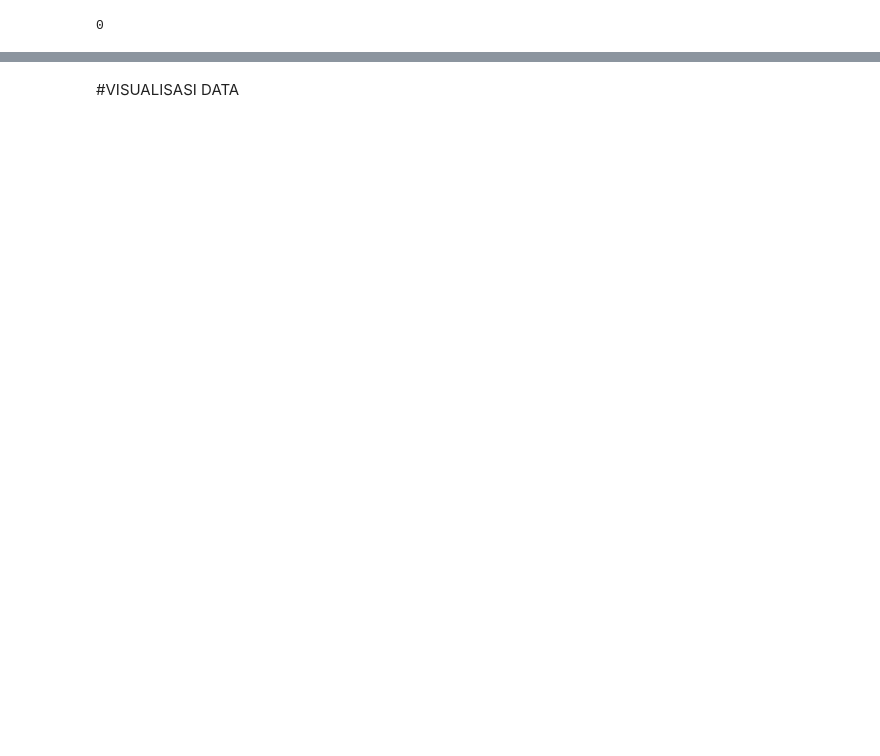
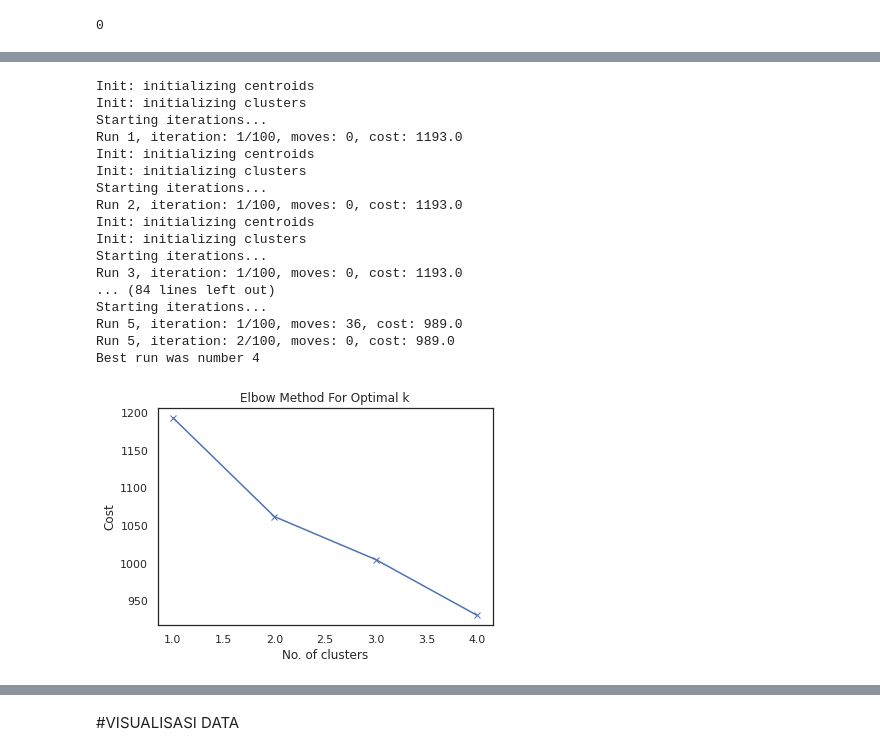
Before and after one commit to ilman79/Case-Study-02-Data-Mining-UIN-Ganjil-2022-Kelompok-1, a Jupyter notebook: Study_Case_2_Kelompok_1.ipynb, the cells around one changed output, grey strips where cells are left out. Cells and saved outputs as stored; diff of their text form; code cells hidden in the pictures; blank space fills up the shorter version.

```diff
--- a/Study_Case_2_Kelompok_1.ipynb
+++ b/Study_Case_2_Kelompok_1.ipynb
@@ -176,0 +261,33 @@ boxplot_outlier(df.Umur)
+# %%
+# Elbow curve to find optimal K
+cost = []
+K = range(1,5)
+for num_clusters in list(K):
+    kmode = KModes(n_clusters=num_clusters, init = "random", n_init = 5, verbose=1)
+    kmode.fit_predict(df)
+    cost.append(kmode.cost_)
+
+plt.plot(K, cost, 'bx-')
+plt.xlabel('No. of clusters')
+plt.ylabel('Cost')
+plt.title('Elbow Method For Optimal k')
+plt.show()
+# %% [output]
+Init: initializing centroids
+Init: initializing clusters
+Starting iterations...
+Run 1, iteration: 1/100, moves: 0, cost: 1193.0
+Init: initializing centroids
+Init: initializing clusters
+Starting iterations...
+Run 2, iteration: 1/100, moves: 0, cost: 1193.0
+Init: initializing centroids
+Init: initializing clusters
+Starting iterations...
+Run 3, iteration: 1/100, moves: 0, cost: 1193.0
+... (84 lines left out)
+Starting iterations...
+Run 5, iteration: 1/100, moves: 36, cost: 989.0
+Run 5, iteration: 2/100, moves: 0, cost: 989.0
+Best run was number 4
+[figure, added]
```
Also changed, not shown: parts of 48 cells of this notebook.
